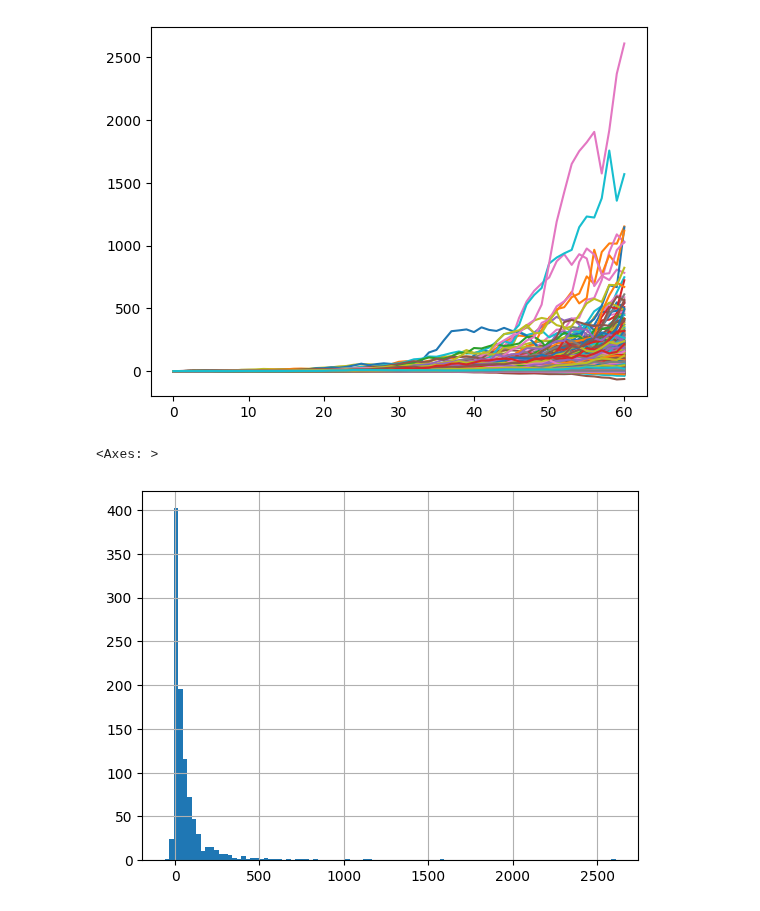
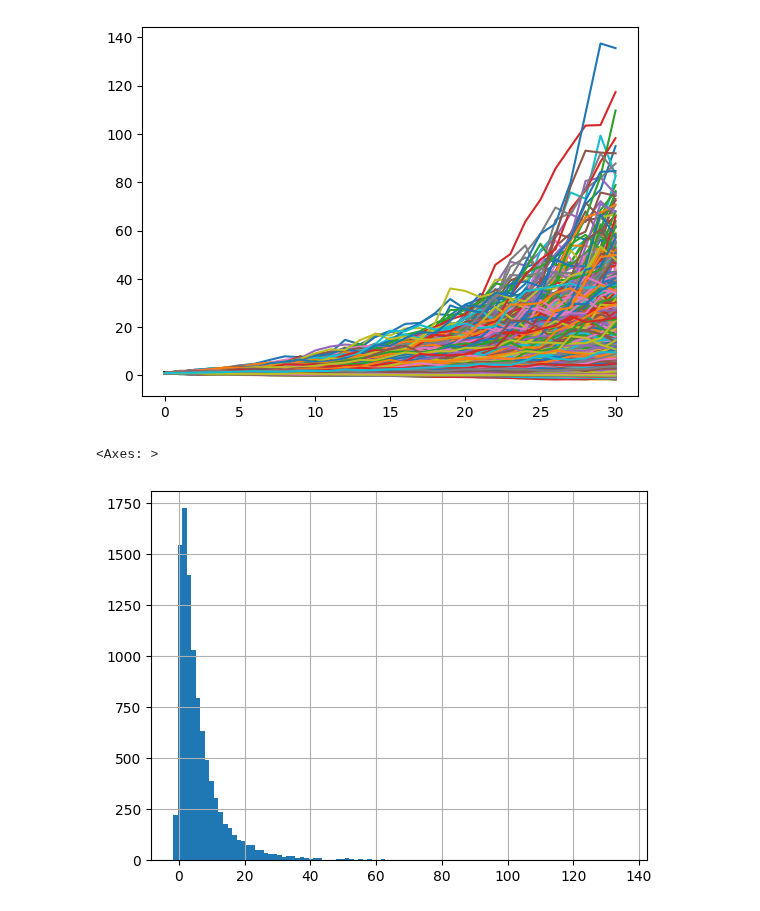
Before and after one commit to jvalansi/notebooks, a Jupyter notebook: safe_withdrawal_rate.ipynb, the cells around one changed output. Drawn from its saved outputs; the diff is of its cells as text; code cells hidden in the pictures.

```diff
--- a/safe_withdrawal_rate.ipynb
+++ b/safe_withdrawal_rate.ipynb
@@ -6,9 +10,9 @@ import matplotlib.pyplot as plt
 mu = 0.07
 sigma = 0.15
 # %%
-N = 1000
+N = 10000
 # %%
-y = 60
+y = 30
 # %%
 x = 1
 # %%
@@ -24,6 +24,7 @@ def success(x):
 # %%
-def get_trajectory(x,wr):
+def get_trajectory(y,wr):
     fail = False
+    x = 1
     xs = [x]
     for i in np.random.normal(mu, sigma, y):
         x=x*np.exp(i)-wr
@@ -31,4 +32,4 @@ def get_trajectory(x,wr):
         xs += [x]
     return xs
 # %%
-trajectories_4 = [get_trajectory(x,0.04) for _ in range(N)]
+trajectories_4 = pd.DataFrame([get_trajectory(y,0.04) for _ in range(N)])
@@ -37,10 +36,10 @@ df_4 = pd.DataFrame(trajectories_4)
 # %%
-plt.plot(df_4.T);
+plt.plot(trajectories_4.T);
 # %% [output]
-[figure, old version]
+[figure, new version]
 # %%
-df_4[60].hist(bins=100)
+trajectories_4[y].hist(bins=100)
 # %% [output]
 <Axes: >
-[figure, old version]
+[figure, new version]
 # %%
```
Also changed, not shown: parts of 22 cells of this notebook.
